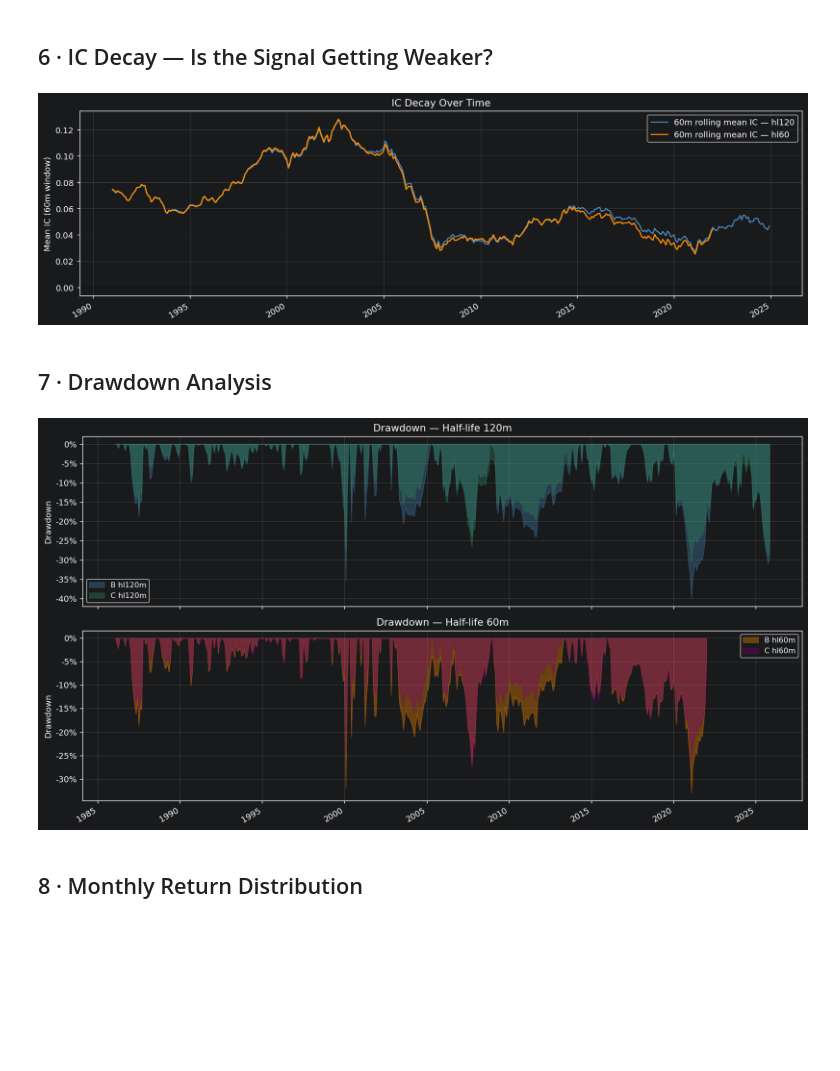
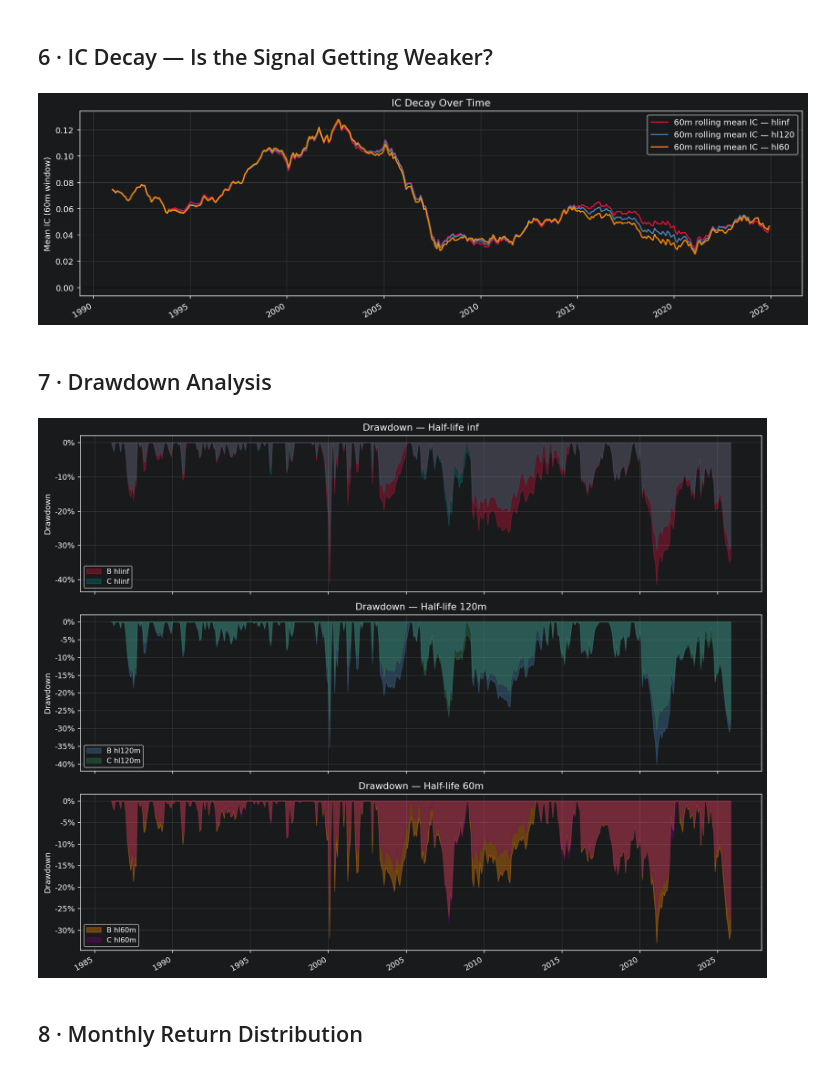
Before and after one commit to JohnnyTung123/MLII, a Jupyter notebook: final_code/strategy_analysis.ipynb, the cells around one changed output. Saved outputs shown, nothing was run; the diff lists cells and outputs as text; code cells hidden in the pictures; blank space fills up the shorter version.

```diff
--- a/final_code/strategy_analysis.ipynb
+++ b/final_code/strategy_analysis.ipynb
@@ -27,10 +28,12 @@ def load_run(folder):
     C = pd.read_csv(folder / "monthly_returns_C_rankw_vw_balanced.csv",  parse_dates=["eom"])
     return B.set_index("eom").sort_index(), C.set_index("eom").sort_index()
 
+Binf, Cinf = load_run(HLINF)
 B120, C120 = load_run(HL120)
 B60,  C60  = load_run(HL60)
 MKT = pd.read_csv(BENCH / "monthly_returns.csv", parse_dates=["eom"]).set_index("eom").sort_index()
 
+print(f"B hlinf: {Binf.index[0].date()} → {Binf.index[-1].date()}  ({len(Binf)} months)")
 print(f"B hl120: {B120.index[0].date()} → {B120.index[-1].date()}  ({len(B120)} months)")
 print(f"C hl120: {C120.index[0].date()} → {C120.index[-1].date()}  ({len(C120)} months)")
 print(f"B hl60 : {B60.index[0].date()} → {B60.index[-1].date()}   ({len(B60)} months)")
@@ -59,11 +63,13 @@ def perf(s, label=""):
             "max_ret": max_ret, "min_ret": min_ret, "n": len(s)}
 
 rows = [
-    perf(B120["net_qspread"],  "B hl120 (rank-VW)"),
-    perf(C120["net_qspread"],  "C hl120 (rank-VW + leg-balance)"),
-    perf(B60["net_qspread"],   "B hl60  (rank-VW)"),
-    perf(C60["net_qspread"],   "C hl60  (rank-VW + leg-balance)"),
-    perf(MKT["mkt_vw_lcl"],   "Market VW (benchmark)"),
+    perf(Binf["net_qspread"], "B hlinf (rank-VW)"),
+    perf(Cinf["net_qspread"], "C hlinf (rank-VW + leg-balance)"),
+    perf(B120["net_qspread"], "B hl120 (rank-VW)"),
+    perf(C120["net_qspread"], "C hl120 (rank-VW + leg-balance)"),
+    perf(B60["net_qspread"],  "B hl60  (rank-VW)"),
+    perf(C60["net_qspread"],  "C hl60  (rank-VW + leg-balance)"),
+    perf(MKT["mkt_vw_lcl"],  "Market VW (benchmark)"),
 ]
 summary = pd.DataFrame(rows).set_index("label")
 cols = ["ann_ret","ann_vol","sharpe","max_dd","calmar","win_rate","skew","max_ret","min_ret","n"]
@@ -164,7 +184,7 @@ plt.show()
 # %% [markdown]
 ## 4 · Rolling 12-Month Sharpe
 # %%
-fig, axes = plt.subplots(2, 1, figsize=(13, 8), sharex=True)
+fig, axes = plt.subplots(3, 1, figsize=(13, 11), sharex=True)
 
 def rolling_sr(s, w=12):
     r = s.rolling(w)
@@ -172,7 +192,8 @@ def rolling_sr(s, w=12):
     return np.where(std > 0, r.mean() / std * np.sqrt(12), np.nan)
 
 for ax, (B, C, hl, ca, cb) in zip(axes, [
-    (B120, C120, "120m", "steelblue", "seagreen"),
+    (Binf, Cinf, "inf",  "crimson",    "teal"),
+    (B120, C120, "120m", "steelblue",  "seagreen"),
     (B60,  C60,  "60m",  "darkorange", "purple"),
 ]):
     idx = B.index
@@ -184,8 +205,8 @@ for ax, (B, C, hl, ca, cb) in zip(axes, [
     ax.set_title(f"Rolling 12-Month Net Sharpe — Half-life {hl}")
     ax.legend(fontsize=9)
 
-axes[1].xaxis.set_major_formatter(mdates.DateFormatter("%Y"))
-axes[1].xaxis.set_major_locator(mdates.YearLocator(5))
+axes[2].xaxis.set_major_formatter(mdates.DateFormatter("%Y"))
+axes[2].xaxis.set_major_locator(mdates.YearLocator(5))
 fig.autofmt_xdate()
 fig.tight_layout()
 plt.show()
@@ -194,9 +215,10 @@ plt.show()
 # %% [markdown]
 ## 5 · Information Coefficient (IC) over Time
 # %%
-fig, axes = plt.subplots(2, 1, figsize=(13, 8), sharex=True)
+fig, axes = plt.subplots(3, 1, figsize=(13, 11), sharex=True)
 
 for ax, (df, hl, color) in zip(axes, [
+    (Binf, "inf",  "crimson"),
     (B120, "120m", "steelblue"),
     (B60,  "60m",  "darkorange"),
 ]):
@@ -211,8 +233,8 @@ for ax, (df, hl, color) in zip(axes, [
     ax.set_title(f"IC — hl{hl}  |  Mean IC={mu:.4f}  ICIR={icir:.2f}")
     ax.legend(fontsize=9)
 
-axes[1].xaxis.set_major_formatter(mdates.DateFormatter("%Y"))
-axes[1].xaxis.set_major_locator(mdates.YearLocator(5))
+axes[2].xaxis.set_major_formatter(mdates.DateFormatter("%Y"))
+axes[2].xaxis.set_major_locator(mdates.YearLocator(5))
 fig.autofmt_xdate()
 fig.tight_layout()
 plt.show()
@@ -224,6 +246,7 @@ plt.show()
 # 5-year rolling mean IC for each config
 fig, ax = plt.subplots(figsize=(13, 4))
 for df, label, color in [
+    (Binf, "hlinf", "crimson"),
     (B120, "hl120", "steelblue"),
     (B60,  "hl60",  "darkorange"),
 ]:
@@ -239,36 +262,37 @@ fig.autofmt_xdate()
 fig.tight_layout()
 plt.show()
 # %% [output]
-[figure, old version]
+[figure, new version]
 # %% [markdown]
 ## 7 · Drawdown Analysis
 # %%
 def drawdown(s):
     c = (1 + s.dropna()).cumprod()
     return (c - c.cummax()) / c.cummax()
 
-fig, axes = plt.subplots(2, 1, figsize=(13, 7), sharex=True)
+fig, axes = plt.subplots(3, 1, figsize=(13, 10), sharex=True)
 
 for ax, (B, C, hl, ca, cb) in zip(axes, [
-    (B120, C120, "120m", "steelblue", "seagreen"),
+    (Binf, Cinf, "inf",  "crimson",    "teal"),
+    (B120, C120, "120m", "steelblue",  "seagreen"),
     (B60,  C60,  "60m",  "darkorange", "purple"),
 ]):
     dd_B = drawdown(B["net_qspread"])
     dd_C = drawdown(C["net_qspread"])
     ax.fill_between(dd_B.index, dd_B, alpha=0.35, color=ca, label=f"B hl{hl}")
     ax.fill_between(dd_C.index, dd_C, alpha=0.35, color=cb, label=f"C hl{hl}")
     ax.set_ylabel("Drawdown")
     ax.set_title(f"Drawdown — Half-life {hl}")
     ax.yaxis.set_major_formatter(plt.FuncFormatter(lambda y, _: f"{y:.0%}"))
     ax.legend(fontsize=9)
 
-axes[1].xaxis.set_major_formatter(mdates.DateFormatter("%Y"))
-axes[1].xaxis.set_major_locator(mdates.YearLocator(5))
+axes[2].xaxis.set_major_formatter(mdates.DateFormatter("%Y"))
+axes[2].xaxis.set_major_locator(mdates.YearLocator(5))
 fig.autofmt_xdate()
 fig.tight_layout()
 plt.show()
 # %% [output]
-[figure, old version]
+[figure, new version]
 # %% [markdown]
 ## 8 · Monthly Return Distribution
 # %%
```
Also changed, not shown: parts of 13 cells of this notebook, 10 other files.
